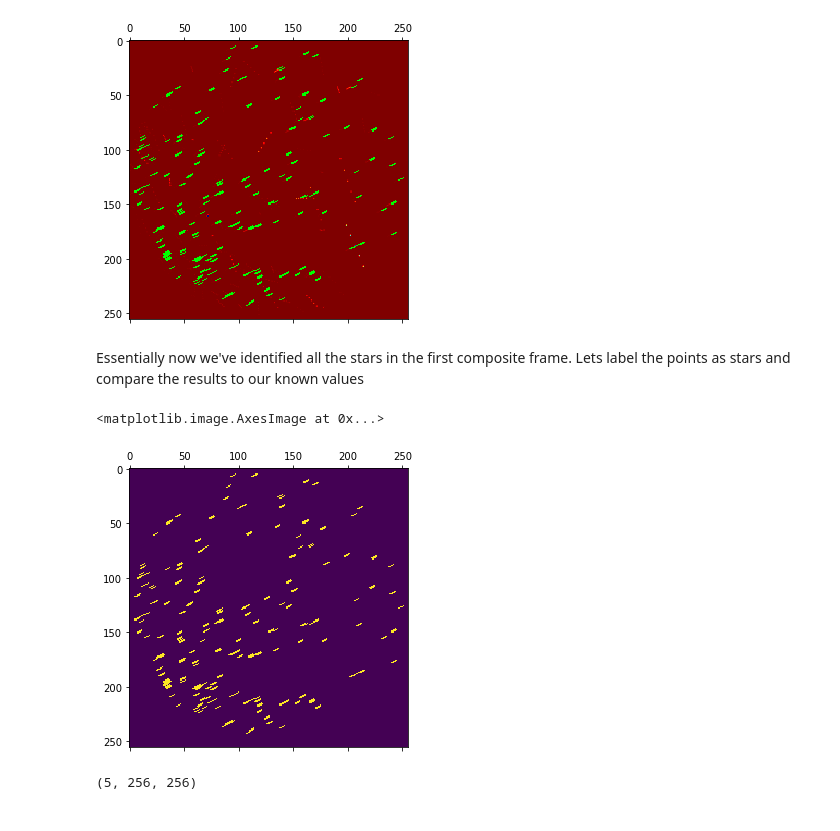
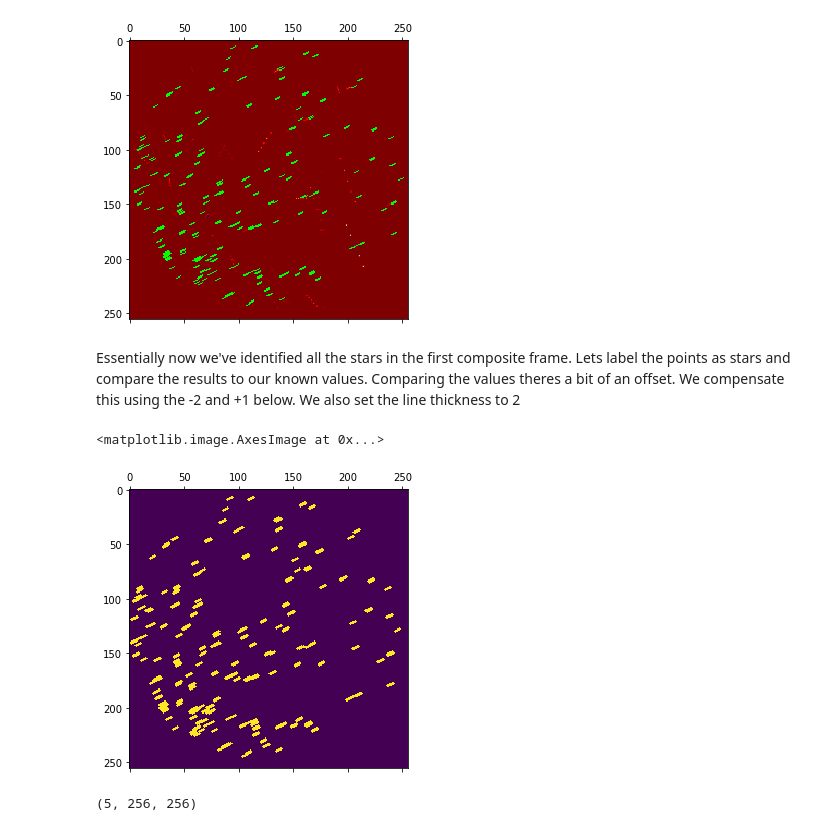
Before and after one commit to AstroStew/ESS5010-Assignment3, a Jupyter notebook: ESS5010Assignment3 Outline.ipynb, the cells around one changed output. Cells and saved outputs as stored; diff of their text form; code cells hidden in the pictures.

```diff
--- a/ESS5010Assignment3 Outline.ipynb
+++ b/ESS5010Assignment3 Outline.ipynb
@@ -1072,23 +1077,20 @@ plt.matshow(Stars_img)
 <matplotlib.image.AxesImage at 0x...>
 [figure]
 # %% [markdown]
-Essentially now we've identified all the stars in the first composite frame. Lets label the points as stars and compare the results to our known values
+Essentially now we've identified all the stars in the first composite frame. Lets label the points as stars and compare the results to our known values. Comparing the values theres a bit of an offset. We compensate this using the -2 and +1 below. We also set the line thickness to 2
 # %%
 #Lets make "map" of values
+
+#added offset
 stars_map=np.zeros(np.shape(mean_partial_img_data))
 for i in range(0,np.shape(stars2)[0]):
-    #interate through stars and plot their coordinates on the stars map
-    #pt1=stars_map[stars_list[i][1]][stars_list[i][0]]
-    #pt2=stars_map[stars_list[i][3]][stars_list[i][2]]
-    x_vals=[stars_list[i][0],stars_list[i][2]]
-    y_vals=[stars_list[i][1],stars_list[i][3]]
-    cv.line(stars_map,(stars_list[i][0],stars_list[i][1]),(stars_list[i][2],stars_list[i][3]),(1,1,1),1)
+    cv.line(stars_map,(stars_list[i][0]-3,stars_list[i][1]+2),(stars_list[i][2]-3,stars_list[i][3]+2),(1,1,1),2)
 
 cv.imwrite('starlines.png',stars_map);
 plt.matshow(stars_map)
 # %% [output]
 <matplotlib.image.AxesImage at 0x...>
-[figure, old version]
+[figure, new version]
 # %%
 np.shape(partial_label_data)
 # %% [output]
```
Also changed, not shown: parts of 20 cells of this notebook, 2 other files.
